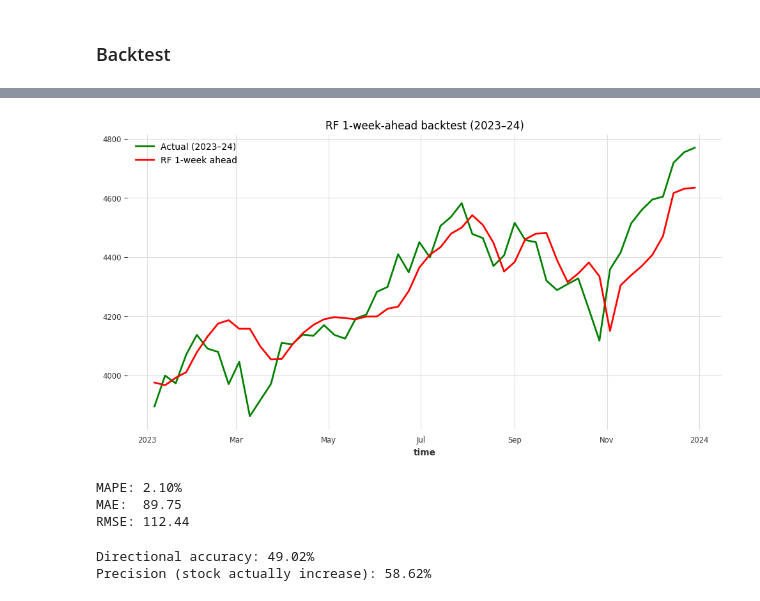
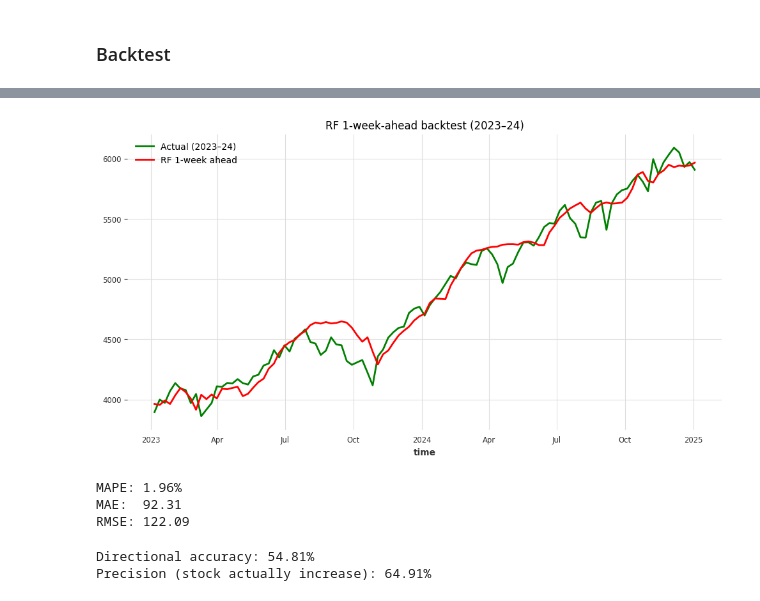
Before and after one commit to Isra3750/Time_series_forecasting_eval_SP500, a Jupyter notebook: Sp500_v2/Random_forest_cross_val.ipynb, the cells around one changed output, grey strips where cells are left out. Drawn from its saved outputs; the diff is of its cells as text; code cells hidden in the pictures.

```diff
--- a/Sp500_v2/Random_forest_cross_val.ipynb
+++ b/Sp500_v2/Random_forest_cross_val.ipynb
@@ -253,2 +281,13 @@ Test RMSE: 186.63
 # %% [markdown]
 ### Backtest
+# %%
+sp500 = yf.Ticker("^GSPC")
+df = sp500.history(start="2014-01-01", end="2024-12-31")[["Close"]].dropna()
+df.index = pd.to_datetime(df.index).tz_localize(None)
+all_bd = pd.date_range(df.index.min(), df.index.max(), freq="B")
+df = df.reindex(all_bd)
+df["Close"].ffill(inplace=True)
+weekly = df["Close"].resample("W-FRI").last().to_frame()
+
+series = TimeSeries.from_series(weekly["Close"], fill_missing_dates=True, freq="W")
+series = fill_missing_values(series)
@@ -258,7 +304,8 @@ series_s = scaler.fit_transform(series)
 # %%
 # Define backtest period
 backtest_start = pd.Timestamp("2023-01-01")
-h = len(series[backtest_start:]) # length of backtest period
+backtest_end   = pd.Timestamp("2024-12-31")
+h = len(series[backtest_start:backtest_end]) # length of backtest period
 # %%
 # Run the historical forecasts
 RF_backtest_s = final_model.historical_forecasts(
@@ -266,7 +313,7 @@ RF_backtest_s = final_model.historical_forecasts(
     start           = backtest_start,
     forecast_horizon= 1,       # one week ahead
     stride          = 1,       # move by 1 period each fold
-    retrain         = True,    # re-fit at each fold
+    retrain         = False,    # re-fit at each fold
     last_points_only= True,    # keep only the 1-step point per fold
     verbose         = False
 )
@@ -276,23 +321,23 @@ RF_backtest_s = final_model.historical_forecasts(
 # Inverse transform
 RF_backtest = scaler.inverse_transform(RF_backtest_s)
 # %%
-actuals_bt = series[backtest_start:]
+actuals_bt = series[backtest_start:backtest_end]
 
 plt.figure(figsize=(12,6))
 actuals_bt.plot(label="Actual (2023–24)", color="green")
 RF_backtest.plot(label="RF 1-week ahead", color="red")
 plt.legend()
 plt.title("RF 1-week-ahead backtest (2023–24)")
 plt.show()
 
 print(f"MAPE: {mape(actuals_bt, RF_backtest):.2f}%")
 print(f"MAE:  {mae (actuals_bt, RF_backtest):.2f}")
 print(f"RMSE: {rmse(actuals_bt, RF_backtest):.2f}")
 # %% [output]
-[figure, old version]
+[figure, new version]
-MAPE: 2.10%
-MAE:  89.75
-RMSE: 112.44
+MAPE: 1.96%
+MAE:  92.31
+RMSE: 122.09
 # %%
 from sklearn.metrics import precision_score
 
@@ -323,5 +368,5 @@ y_true = (actual_dir == 1)
 precision = precision_score(y_true, y_pred) * 100
 print(f"Precision (stock actually increase): {precision:.2f}%")
 # %% [output]
-Directional accuracy: 49.02%
-Precision (stock actually increase): 58.62%
+Directional accuracy: 54.81%
+Precision (stock actually increase): 64.91%
```
Also changed, not shown: parts of 13 cells of this notebook, 17 other files.
